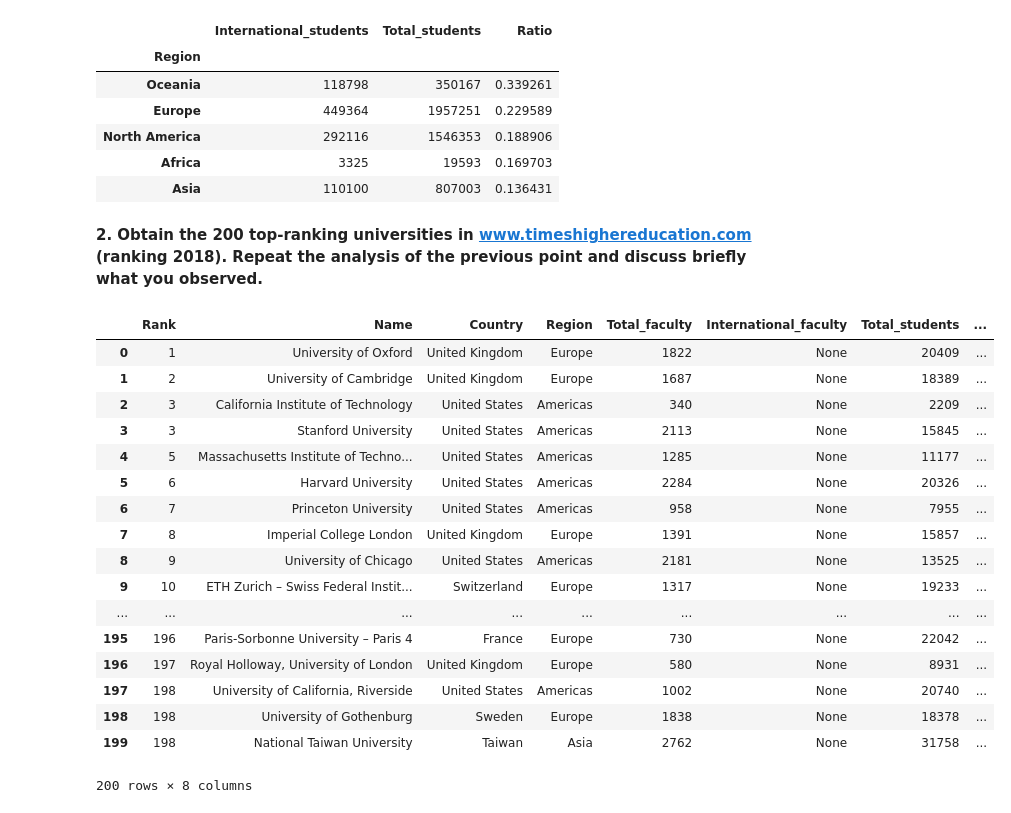
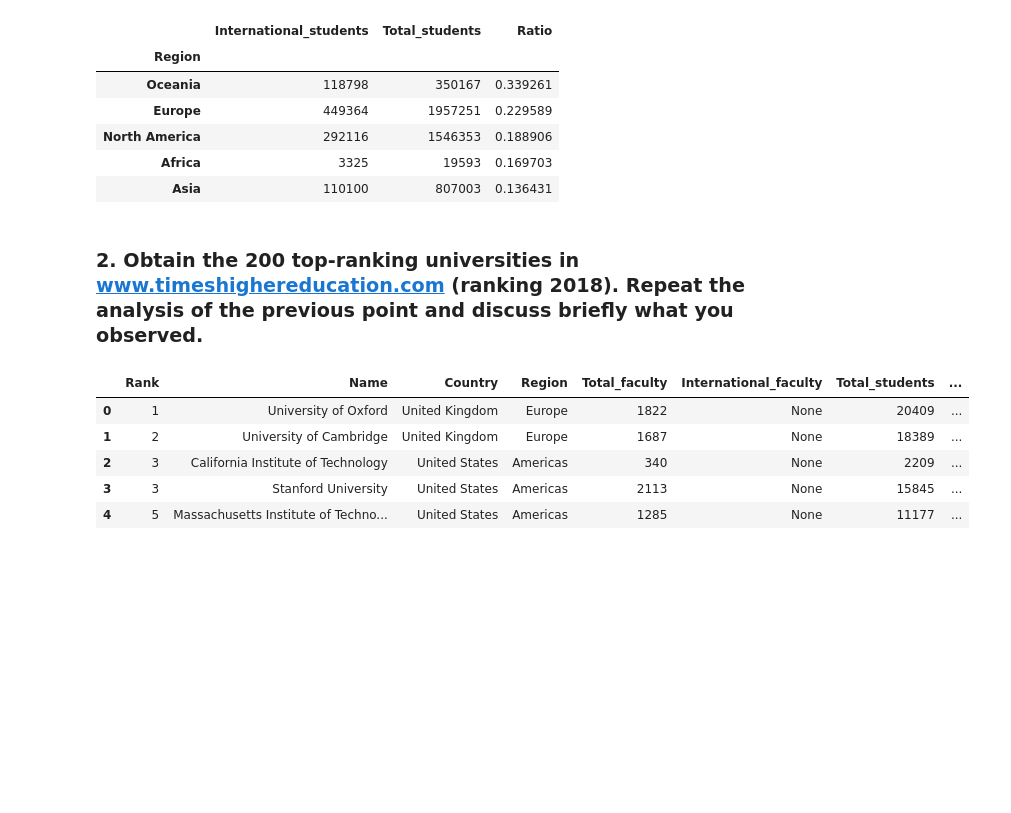
Before and after one commit to martinj96/Ada2017, a Jupyter notebook: Homework 2/Homework2.ipynb, the cells around one changed output. Drawn from its saved outputs; the diff is of its cells as text; code cells hidden in the pictures; blank space fills up the shorter version.

```diff
--- a/Homework 2/Homework2.ipynb
+++ b/Homework 2/Homework2.ipynb
@@ -196,7 +196,7 @@ find_ratio(data, 'International_students', 'Total_students', 'Ratio', 'Region').
 | Africa | 3325 | 19593 | 0.169703 |
 | Asia | 110100 | 807003 | 0.136431 |
 # %% [markdown]
-**2. Obtain the 200 top-ranking universities in www.timeshighereducation.com (ranking 2018). Repeat the analysis of the previous point and discuss briefly what you observed.**
+### 2. Obtain the 200 top-ranking universities in www.timeshighereducation.com (ranking 2018). Repeat the analysis of the previous point and discuss briefly what you observed.
 # %%
 base_url = 'https://www.timeshighereducation.com'
 ranking_data_json_path = '/sites/default/files/the_data_rankings/world_university_rankings_2018_limit0_369a9045a203e176392b9fb8f8c1cb2a.json'
@@ -272,24 +270,12 @@ for uni_object in times_ranking:
 # %%
 times_ranking_df = pd.DataFrame(times_ranking_array)[['Rank', 'Name', 'Country', 'Region',
                                                       'Total_faculty', 'International_faculty',
                                                       'Total_students', 'International_students']]
-times_ranking_df
+times_ranking_df.head()
 # %% [output]
 |  | Rank | Name | Country | Region | Total_faculty | International_faculty | Total_students | ... |
 | 0 | 1 | University of Oxford | United Kingdom | Europe | 1822 | None | 20409 | ... |
 | 1 | 2 | University of Cambridge | United Kingdom | Europe | 1687 | None | 18389 | ... |
 | 2 | 3 | California Institute of Technology | United States | Americas | 340 | None | 2209 | ... |
 | 3 | 3 | Stanford University | United States | Americas | 2113 | None | 15845 | ... |
 | 4 | 5 | Massachusetts Institute of Techno... | United States | Americas | 1285 | None | 11177 | ... |
-| 5 | 6 | Harvard University | United States | Americas | 2284 | None | 20326 | ... |
-| 6 | 7 | Princeton University | United States | Americas | 958 | None | 7955 | ... |
-| 7 | 8 | Imperial College London | United Kingdom | Europe | 1391 | None | 15857 | ... |
-| 8 | 9 | University of Chicago | United States | Americas | 2181 | None | 13525 | ... |
-| 9 | 10 | ETH Zurich – Swiss Federal Instit... | Switzerland | Europe | 1317 | None | 19233 | ... |
-| ... | ... | ... | ... | ... | ... | ... | ... | ... |
-| 195 | 196 | Paris-Sorbonne University – Paris 4 | France | Europe | 730 | None | 22042 | ... |
-| 196 | 197 | Royal Holloway, University of London | United Kingdom | Europe | 580 | None | 8931 | ... |
-| 197 | 198 | University of California, Riverside | United States | Americas | 1002 | None | 20740 | ... |
-| 198 | 198 | University of Gothenburg | Sweden | Europe | 1838 | None | 18378 | ... |
-| 199 | 198 | National Taiwan University | Taiwan | Asia | 2762 | None | 31758 | ... |
-200 rows × 8 columns
```
Also changed, not shown: parts of 6 cells of this notebook.
